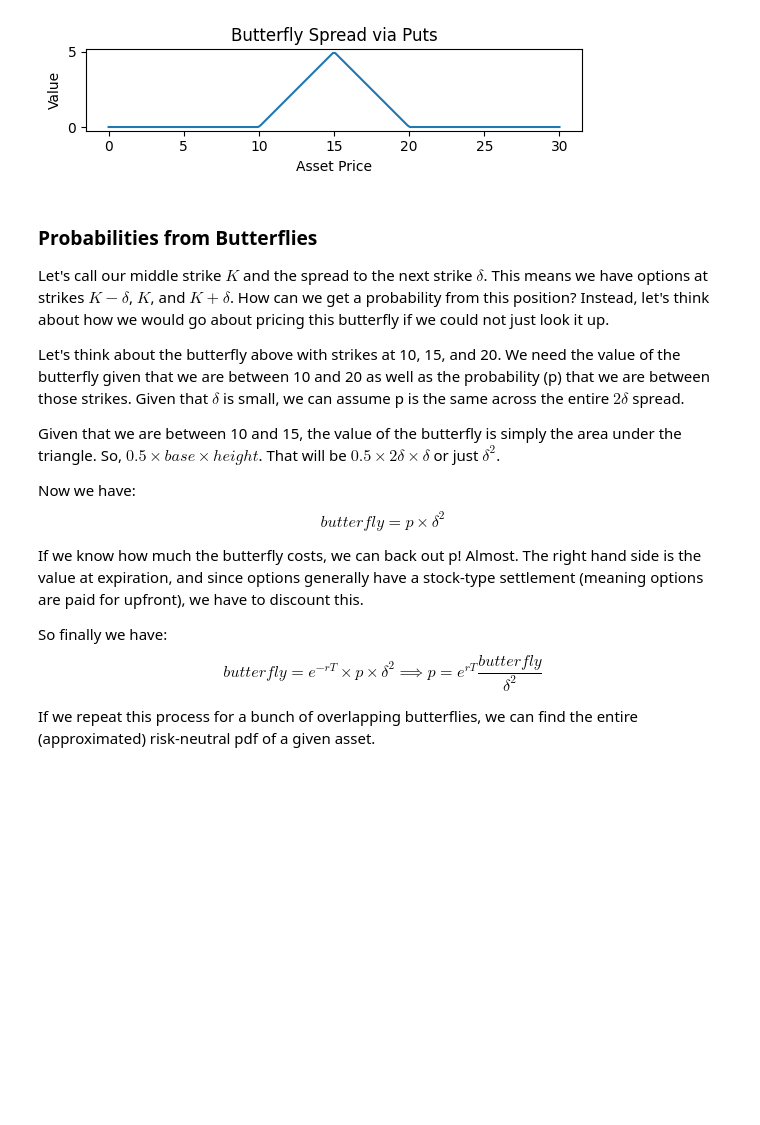
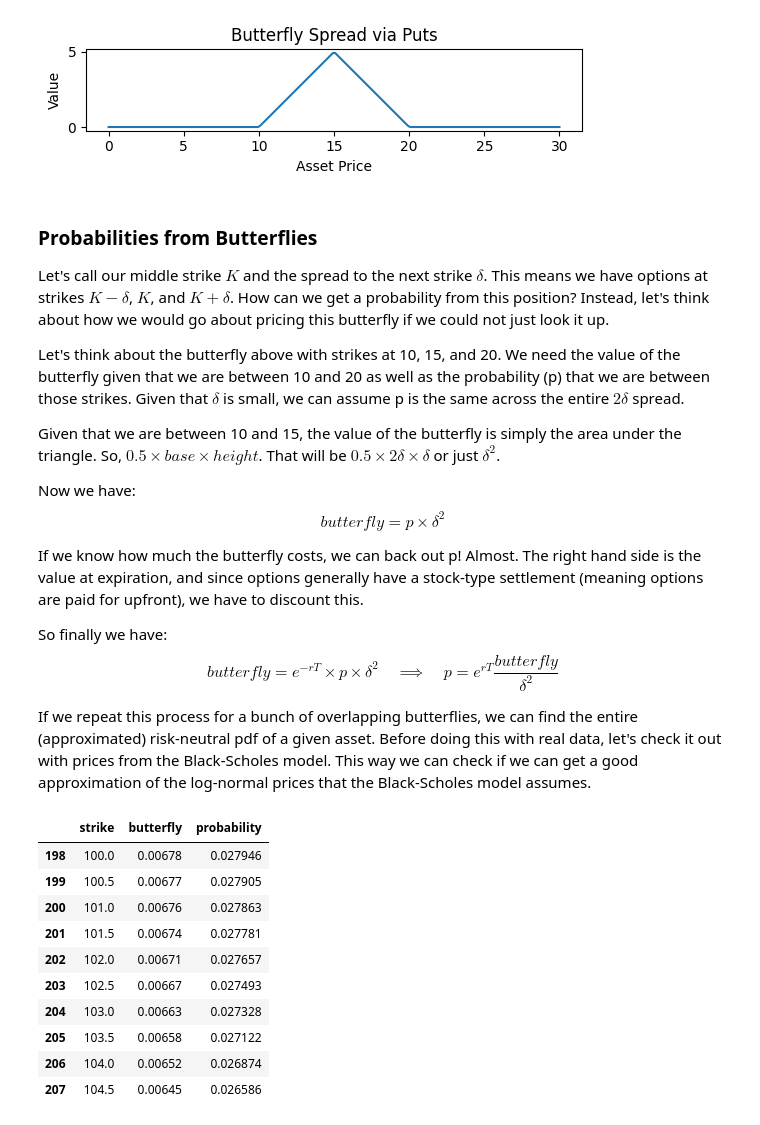
Before and after one commit to hdaniel17/options, a Jupyter notebook: implied-probability.ipynb, the cells around one changed output. Saved outputs shown, nothing was run; the diff lists cells and outputs as text; code cells hidden in the pictures; blank space fills up the shorter version.

```diff
--- a/implied-probability.ipynb
+++ b/implied-probability.ipynb
@@ -73,6 +77,6 @@ $$butterfly = p \times \delta^{2}$$
 If we know how much the butterfly costs, we can back out p! Almost. The right hand side is the value at expiration, and since options generally have a stock-type settlement (meaning options are paid for upfront), we have to discount this.
 
 So finally we have:
-$$butterfly = e^{-rT}\times p \times \delta^{2} \implies p = e^{rT} \frac{butterfly}{\delta^{2}}$$
+$$butterfly = e^{-rT}\times p \times \delta^{2} \quad \implies \quad p = e^{rT} \frac{butterfly}{\delta^{2}}$$
 
-If we repeat this process for a bunch of overlapping butterflies, we can find the entire (approximated) risk-neutral pdf of a given asset.
+If we repeat this process for a bunch of overlapping butterflies, we can find the entire (approximated) risk-neutral pdf of a given asset. Before doing this with real data, let's check it out with prices from the Black-Scholes model. This way we can check if we can get a good approximation of the log-normal prices that the Black-Scholes model assumes.
@@ -78,0 +113,23 @@ If we repeat this process for a bunch of overlapping butterflies, we can find th
+# %%
+S0 = 100
+K_start = 1
+K_stop = 200
+sigma = 0.2
+r = 0.06
+T = 0.5
+delta = 0.5
+
+prob_df = calc_prob(S0,K_start,K_stop,sigma,r,T,delta)
+prob_df.iloc[198:208,:]
+# %% [output]
+|  | strike | butterfly | probability |
+| 198 | 100.0 | 0.00678 | 0.027946 |
+| 199 | 100.5 | 0.00677 | 0.027905 |
+| 200 | 101.0 | 0.00676 | 0.027863 |
+| 201 | 101.5 | 0.00674 | 0.027781 |
+| 202 | 102.0 | 0.00671 | 0.027657 |
+| 203 | 102.5 | 0.00667 | 0.027493 |
+| 204 | 103.0 | 0.00663 | 0.027328 |
+| 205 | 103.5 | 0.00658 | 0.027122 |
+| 206 | 104.0 | 0.00652 | 0.026874 |
+| 207 | 104.5 | 0.00645 | 0.026586 |
```
Also changed, not shown: parts of 9 cells of this notebook.
